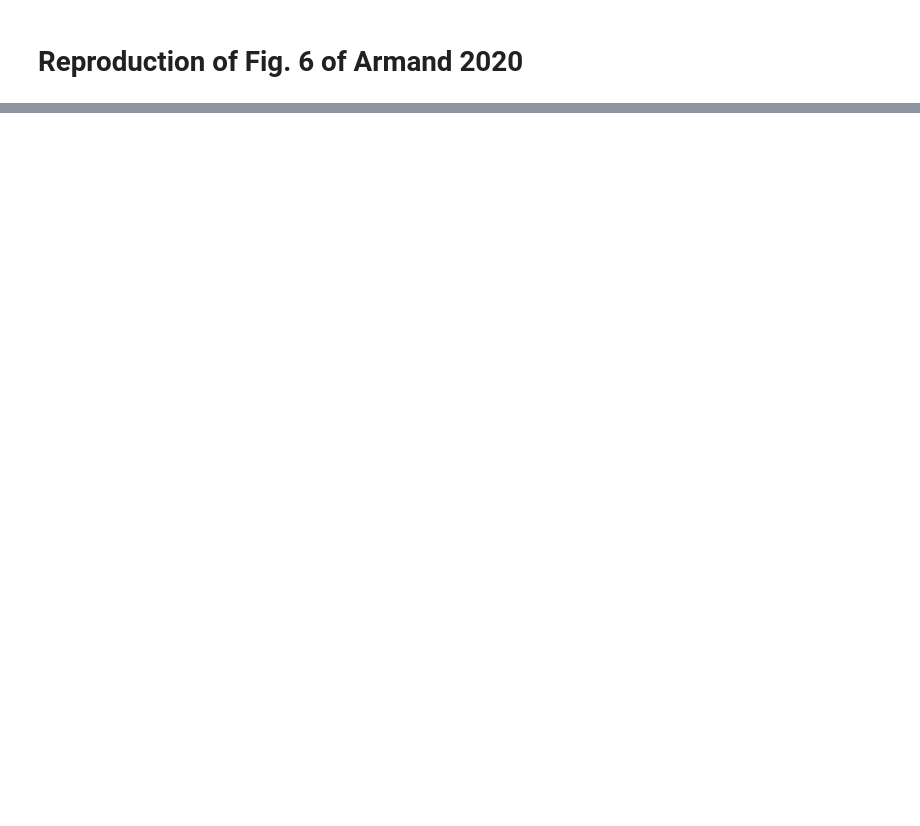
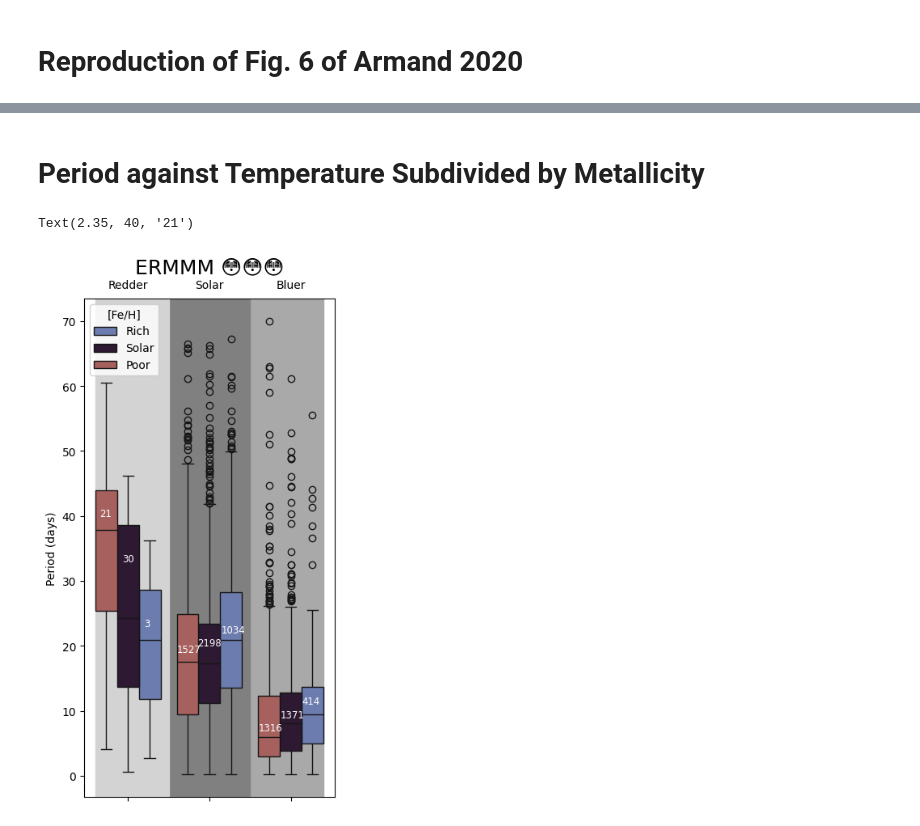
Before and after one commit to livelaplove/SURP-2025, a Jupyter notebook: metallicity/metallicity.ipynb, the cells around one changed output, grey strips where cells are left out. Cells and saved outputs as stored; diff of their text form; code cells hidden in the pictures; blank space fills up the shorter version.

Commit message:
recreated fig. 6 based on color index
yaha

```diff
--- a/metallicity/metallicity.ipynb
+++ b/metallicity/metallicity.ipynb
@@ -60,0 +52,40 @@ ball
+# %% [markdown]
+# Period against Temperature Subdivided by Metallicity
+# %%
+data = pd.read_csv('result.csv')[['GaiaDR2', 'Prot', 'BP-G', '[Fe/H]']].dropna()
+fehbins = pd.cut(data['[Fe/H]'], (-2, -0.1, 0.1, 2),labels=('Poor', 'Solar', 'Rich'), ordered=False, include_lowest=True).dropna()
+colorbins = pd.cut(data['BP-G'], (-0.2, 0.35, 0.95, 1.5), include_lowest=True).dropna()
+
+data = data.drop(['BP-G', '[Fe/H]'], axis=1)
+data = data.merge(colorbins, how='inner', left_index=True, right_index=True)
+data = data.merge(fehbins, how='inner', left_index=True, right_index=True)
+
+counts = data.groupby(by=['BP-G', '[Fe/H]']).size().reset_index(name='counts')
+
+plt.figure(figsize=(4,8))
+ax = sns.boxplot(data=data, x='BP-G', y='Prot', orient='v', hue='[Fe/H]', hue_order=('Rich', 'Solar', 'Poor'), palette='twilight')
+
+# sets plot parameters
+ax.set_title('ERMMM 😳😳😳', size=18)
+ax.set_ylabel('Period (days)')
+ax.set_xlabel('')
+ax.set_xticklabels(('Bluer', 'Solar', 'Redder'))
+ax.invert_xaxis()
+ax.tick_params(axis='x', labeltop=True, labelbottom=False)
+ax.axvspan(-0.4, 0.5, color='darkgrey')
+ax.axvspan(0.5, 1.5, color='grey')
+ax.axvspan(1.5, 2.4, color='lightgrey')
+
+# counts number of observations
+ax.text(-0.14, 11, '414', size='small', color='w')
+ax.text(0.13, 9, '1371', size='small', color='w')
+ax.text(0.4, 7, '1316', size='small', color='w')
+ax.text(0.85, 22, '1034', size='small', color='w')
+ax.text(1.15, 20, '2198', size='small', color='w')
+ax.text(1.4, 19, '1527', size='small', color='w')
+ax.text(1.8, 23, '3', size='small', color='w')
+ax.text(2.07, 33, '30', size='small', color='w')
+ax.text(2.35, 40, '21', size='small', color='w')
+# %% [output]
+Text(2.35, 40, '21')
+[figure, added]
```
Also changed, not shown: parts of 5 cells of this notebook, 8 other files.
